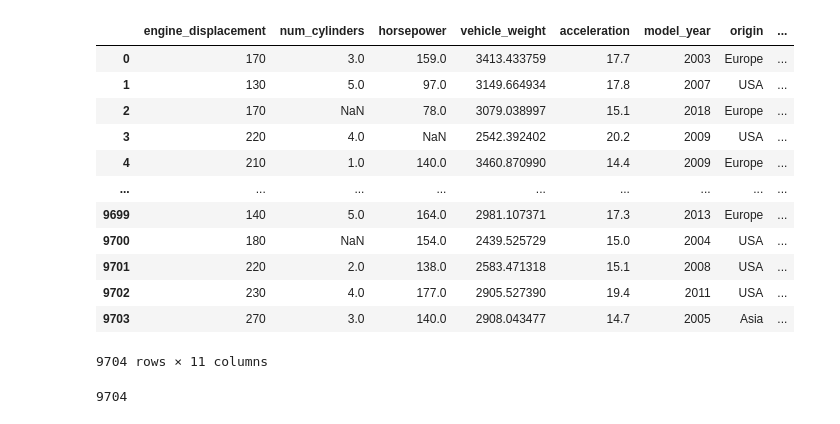
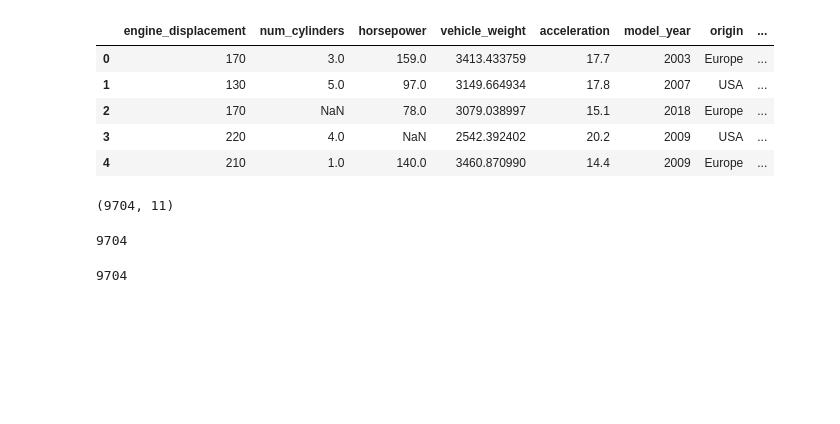
Before and after one commit to vincentainatech/machine-learning-zoomcamp-homework, a Jupyter notebook: 01-Intro/homework25.ipynb, the cells around one changed output. Saved outputs shown, nothing was run; the diff lists cells and outputs as text; code cells hidden in the pictures; blank space fills up the shorter version.

```diff
--- a/01-Intro/homework25.ipynb
+++ b/01-Intro/homework25.ipynb
@@ -6,16 +5,0 @@ data = 'https://raw.githubusercontent.com/alexeygrigorev/datasets/master/car_fue
-# %%
-pd.read_csv(data) #Load the dataset
-# %% [output]
-|  | engine_displacement | num_cylinders | horsepower | vehicle_weight | acceleration | model_year | origin | ... |
-| 0 | 170 | 3.0 | 159.0 | 3413.433759 | 17.7 | 2003 | Europe | ... |
-| 1 | 130 | 5.0 | 97.0 | 3149.664934 | 17.8 | 2007 | USA | ... |
-| 2 | 170 | NaN | 78.0 | 3079.038997 | 15.1 | 2018 | Europe | ... |
-| 3 | 220 | 4.0 | NaN | 2542.392402 | 20.2 | 2009 | USA | ... |
-| 4 | 210 | 1.0 | 140.0 | 3460.870990 | 14.4 | 2009 | Europe | ... |
-| ... | ... | ... | ... | ... | ... | ... | ... | ... |
-| 9699 | 140 | 5.0 | 164.0 | 2981.107371 | 17.3 | 2013 | Europe | ... |
-| 9700 | 180 | NaN | 154.0 | 2439.525729 | 15.0 | 2004 | USA | ... |
-| 9701 | 220 | 2.0 | 138.0 | 2583.471318 | 15.1 | 2008 | USA | ... |
-| 9702 | 230 | 4.0 | 177.0 | 2905.527390 | 19.4 | 2011 | USA | ... |
-| 9703 | 270 | 3.0 | 140.0 | 2908.043477 | 14.7 | 2005 | Asia | ... |
-9704 rows × 11 columns
@@ -22,3 +8,20 @@ pd.read_csv(data) #Load the dataset
+# %%
+data.head()
+# %% [output]
+|  | engine_displacement | num_cylinders | horsepower | vehicle_weight | acceleration | model_year | origin | ... |
+| 0 | 170 | 3.0 | 159.0 | 3413.433759 | 17.7 | 2003 | Europe | ... |
+| 1 | 130 | 5.0 | 97.0 | 3149.664934 | 17.8 | 2007 | USA | ... |
+| 2 | 170 | NaN | 78.0 | 3079.038997 | 15.1 | 2018 | Europe | ... |
+| 3 | 220 | 4.0 | NaN | 2542.392402 | 20.2 | 2009 | USA | ... |
+| 4 | 210 | 1.0 | 140.0 | 3460.870990 | 14.4 | 2009 | Europe | ... |
+# %%
+data.shape
+# %% [output]
+(9704, 11)
+# %%
+data.shape[0] #return the total number of records in the dataset
+# %% [output]
+9704
 # %%
 df = pd.read_csv(data) #Load the dataset and create data frame
 # %%
```
Also changed, not shown: parts of 42 cells of this notebook.
